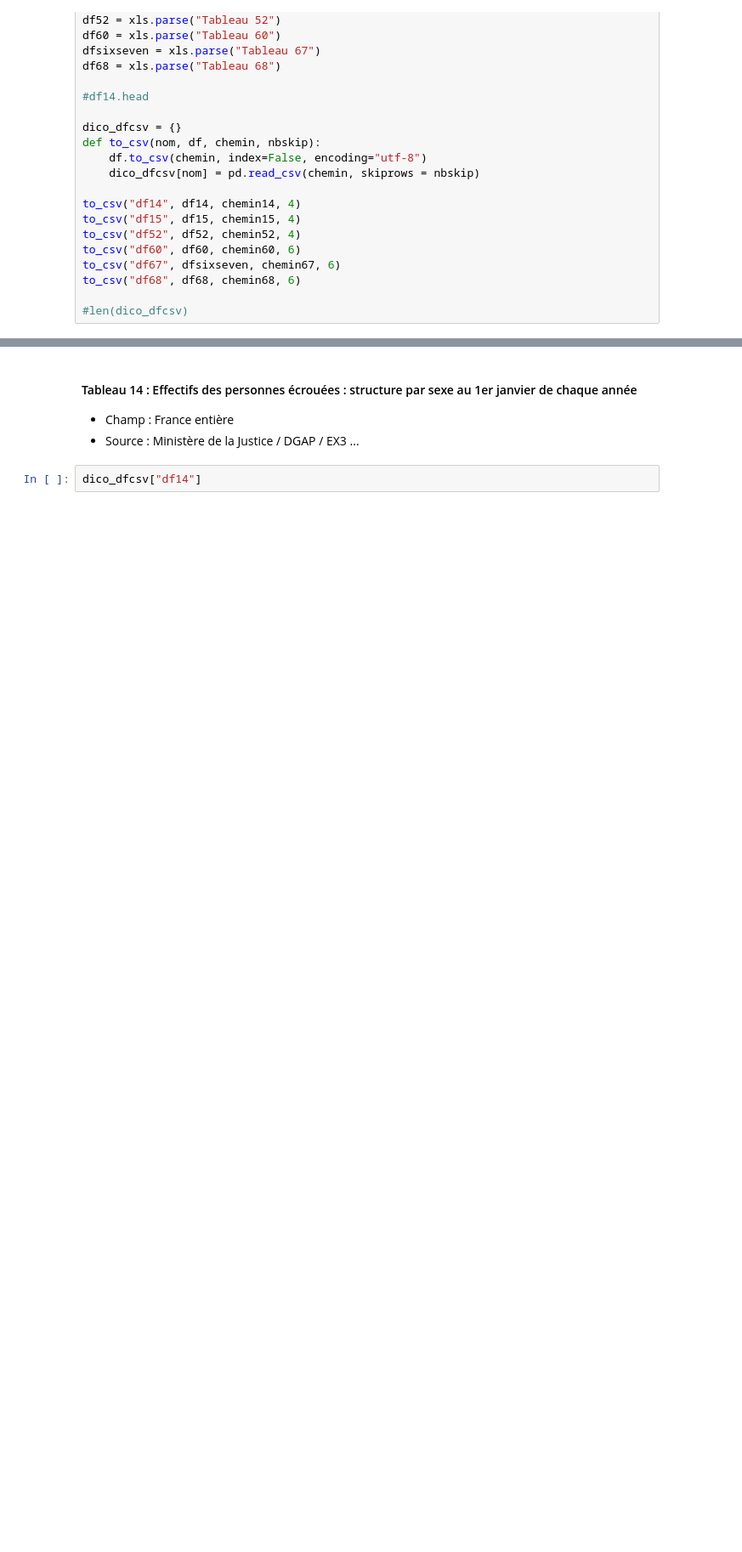
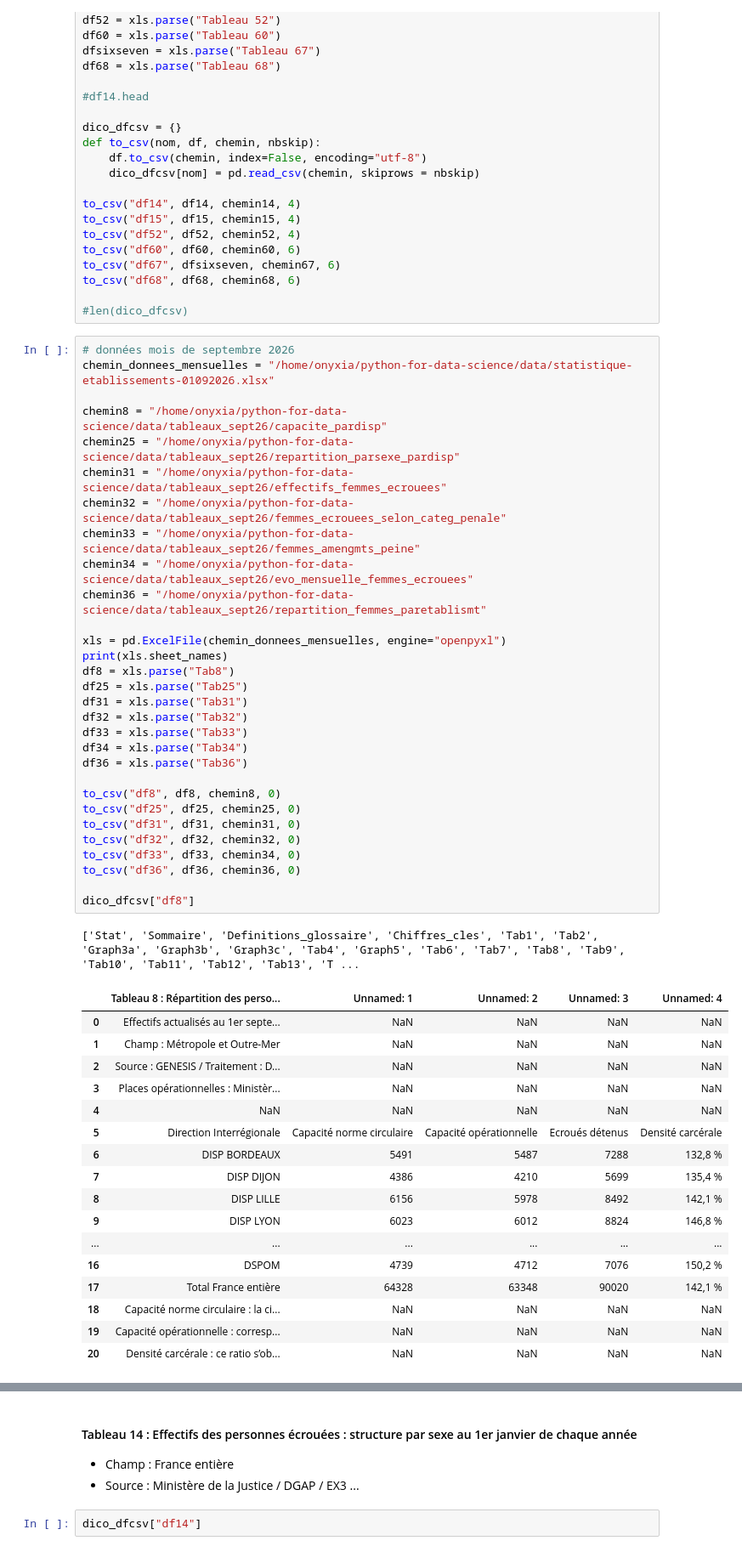
Before and after one commit to lili-dupont/python-for-data-science, a Jupyter notebook: code/notebook.ipynb, the cells around one changed output, grey strips where cells are left out. Shown at 85% size. Saved outputs shown, nothing was run; the diff lists cells and outputs as text; blank space fills up the shorter version.

Commit message:
donnees mensuelles

```diff
--- a/code/notebook.ipynb
+++ b/code/notebook.ipynb
@@ -39,6 +39,55 @@ to_csv("df67", dfsixseven, chemin67, 6)
 to_csv("df68", df68, chemin68, 6)
 
 #len(dico_dfcsv)
+# %%
+# données mois de septembre 2026
+chemin_donnees_mensuelles = "/home/onyxia/python-for-data-science/data/statistique-etablissements-01092026.xlsx"
+
+chemin8 = "/home/onyxia/python-for-data-science/data/tableaux_sept26/capacite_pardisp"
+chemin25 = "/home/onyxia/python-for-data-science/data/tableaux_sept26/repartition_parsexe_pardisp"
+chemin31 = "/home/onyxia/python-for-data-science/data/tableaux_sept26/effectifs_femmes_ecrouees"
+chemin32 = "/home/onyxia/python-for-data-science/data/tableaux_sept26/femmes_ecrouees_selon_categ_penale"
+chemin33 = "/home/onyxia/python-for-data-science/data/tableaux_sept26/femmes_amengmts_peine"
+chemin34 = "/home/onyxia/python-for-data-science/data/tableaux_sept26/evo_mensuelle_femmes_ecrouees"
+chemin36 = "/home/onyxia/python-for-data-science/data/tableaux_sept26/repartition_femmes_paretablismt"
+
+xls = pd.ExcelFile(chemin_donnees_mensuelles, engine="openpyxl")
+print(xls.sheet_names)
+df8 = xls.parse("Tab8")
+df25 = xls.parse("Tab25")
+df31 = xls.parse("Tab31")
+df32 = xls.parse("Tab32")
+df33 = xls.parse("Tab33")
+df34 = xls.parse("Tab34")
+df36 = xls.parse("Tab36")
+
+to_csv("df8", df8, chemin8, 0)
+to_csv("df25", df25, chemin25, 0)
+to_csv("df31", df31, chemin31, 0)
+to_csv("df32", df32, chemin32, 0)
+to_csv("df33", df33, chemin34, 0)
+to_csv("df36", df36, chemin36, 0)
+
+dico_dfcsv["df8"]
+# %% [output]
+['Stat', 'Sommaire', 'Definitions_glossaire', 'Chiffres_cles', 'Tab1', 'Tab2', 'Graph3a', 'Graph3b', 'Graph3c', 'Tab4', 'Graph5', 'Tab6', 'Tab7', 'Tab8', 'Tab9', 'Tab10', 'Tab11', 'Tab12', 'Tab13', 'T ...
+|  | Tableau 8 : Répartition des perso... | Unnamed: 1 | Unnamed: 2 | Unnamed: 3 | Unnamed: 4 |
+| 0 | Effectifs actualisés au 1er septe... | NaN | NaN | NaN | NaN |
+| 1 | Champ : Métropole et Outre-Mer | NaN | NaN | NaN | NaN |
+| 2 | Source : GENESIS / Traitement : D... | NaN | NaN | NaN | NaN |
+| 3 | Places opérationnelles : Ministèr... | NaN | NaN | NaN | NaN |
+| 4 | NaN | NaN | NaN | NaN | NaN |
+| 5 | Direction Interrégionale | Capacité norme circulaire | Capacité opérationnelle | Ecroués détenus | Densité carcérale |
+| 6 | DISP BORDEAUX | 5491 | 5487 | 7288 | 132,8 % |
+| 7 | DISP DIJON | 4386 | 4210 | 5699 | 135,4 % |
+| 8 | DISP LILLE | 6156 | 5978 | 8492 | 142,1 % |
+| 9 | DISP LYON | 6023 | 6012 | 8824 | 146,8 % |
+| ... | ... | ... | ... | ... | ... |
+| 16 | DSPOM | 4739 | 4712 | 7076 | 150,2 % |
+| 17 | Total France entière | 64328 | 63348 | 90020 | 142,1 % |
+| 18 | Capacité norme circulaire : la ci... | NaN | NaN | NaN | NaN |
+| 19 | Capacité opérationnelle : corresp... | NaN | NaN | NaN | NaN |
+| 20 | Densité carcérale : ce ratio s’ob... | NaN | NaN | NaN | NaN |
 # %% [markdown]
 ## 1.2. Visualisation des tableaux
 
```
Also changed, not shown: parts of 1 cell of this notebook, 2 other files.
